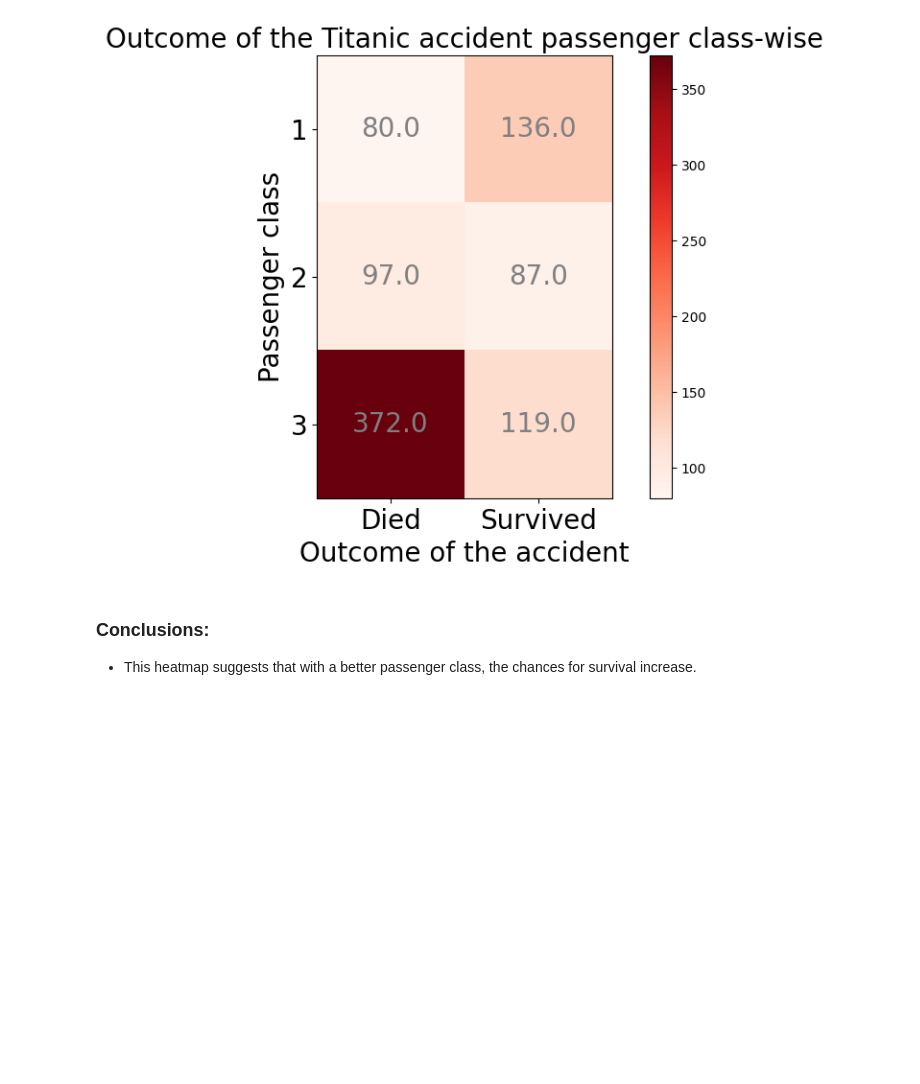
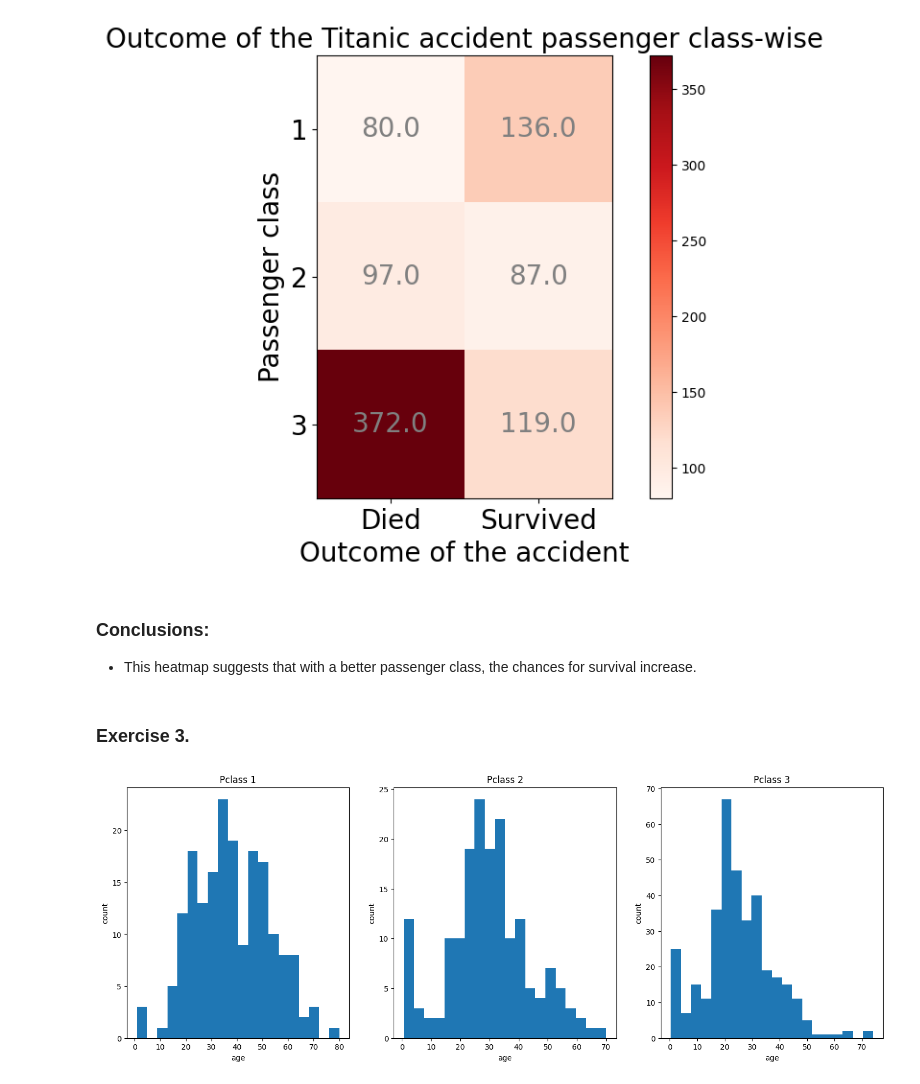
Before and after one commit to jvrErvin/python_learning, a Jupyter notebook: 6_exploratory_data_analysis_eda/titanic_eda.ipynb, the cells around one changed output. Saved outputs shown, nothing was run; the diff lists cells and outputs as text; code cells hidden in the pictures; blank space fills up the shorter version.

Commit message:
exercise 3

```diff
--- a/6_exploratory_data_analysis_eda/titanic_eda.ipynb
+++ b/6_exploratory_data_analysis_eda/titanic_eda.ipynb
@@ -178,3 +178,29 @@ plt.show() # Show the plot
 # %% [markdown]
 ### Conclusions:
 - This heatmap suggests that with a better passenger class, the chances for survival increase.
+# %% [markdown]
+### Exercise 3.
+# %%
+# {Pclass1: [age1, age2, ...], Pclass2: [age1, age2, ...], ...}
+pclass_age = {}
+
+for index, row in df.iterrows():
+    pclass = row['Pclass']
+    age = row['Age']
+
+    if not np.isnan(age):
+        if pclass not in pclass_age:
+            pclass_age[pclass] = []
+        pclass_age[pclass].append(age)
+# %%
+# Before boxplots, let's create histograms
+plt.figure(figsize=(18, 6))
+
+for pclass, ages in pclass_age.items():
+    plt.subplot(1, 3, pclass)
+    plt.hist(ages, bins = 20)
+    plt.title(f'Pclass {pclass}')
+    plt.xlabel('age')
+    plt.ylabel('count')
+# %% [output]
+[figure, added]
```
Also changed, not shown: parts of 2 cells of this notebook.
